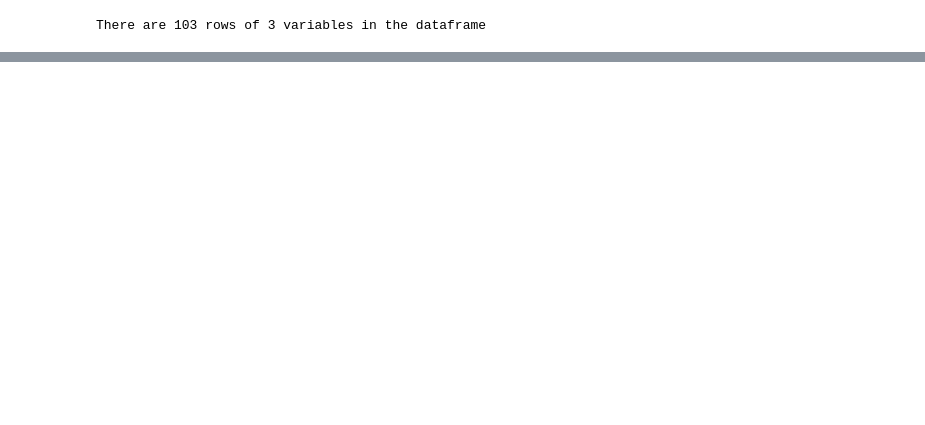
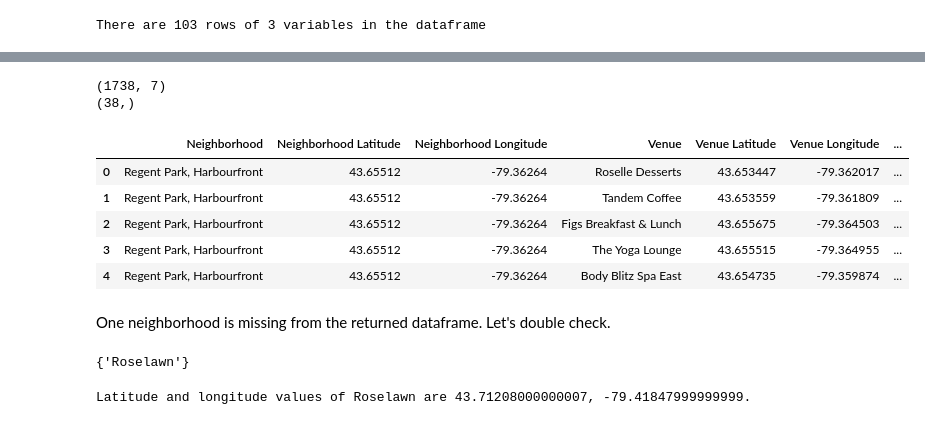
Before and after one commit to FoggyBrain/Coursera_Capstone, a Jupyter notebook: Week3assignment.ipynb, the cells around one changed output, grey strips where cells are left out. Drawn from its saved outputs; the diff is of its cells as text; code cells hidden in the pictures; blank space fills up the shorter version.

```diff
--- a/Week3assignment.ipynb
+++ b/Week3assignment.ipynb
@@ -101,0 +328,39 @@ There are 103 rows of 3 variables in the dataframe
+# %%
+def getNearbyVenues(names, latitudes, longitudes, radius = 500):
+    # default radius is 500 meters
+
+    venues = []
+    for name, lat, lng in zip(names, latitudes, longitudes):
+        print(name) # check the neighborhoods processed, maybe comment out later
+
+        # create the request url
+        url = 'https://api.foursquare.com/v2/venues/explore?&client_id={}&client_secret={}&v={}&ll={},{}&radius={}&limit={}'.format(\
+                                                                                                                           CLIENT_ID,
+                                                                                                                           CLIENT_SECRET,
+                                                                                                                           VERSION,
+                                                                                                                           lat,
+                                                                                                                           lng,
+                                                                                                                           radius,
+                                                                                                                           LIMIT)
+
+        # make the request and extract the venues
+        results = requests.get(url).json()['response']['groups'][0]['items']
+
+        # return the relevant information
+        venues.append([(name,
+                       lat,
+                       lng,
+                       v['venue']['name'],
+                       v['venue']['location']['lat'],
+                       v['venue']['location']['lng'],
+                       v['venue']['categories'][0]['name']) for v in results])
+    nearby_venues = pd.DataFrame([item for venue in venues for item in venue])
+    nearby_venues.columns = ['Neighborhood',
+                            'Neighborhood Latitude',
+                            'Neighborhood Longitude',
+                            'Venue',
+                            'Venue Latitude',
+                            'Venue Longitude',
+                            'Venue Category']
+
+    return nearby_venues
@@ -101,0 +369,2 @@ There are 103 rows of 3 variables in the dataframe
+# %%
+toronto_venues = getNearbyVenues(names = toronto_df['Neighborhood'], latitudes = toronto_df['Latitude'], longitudes = toronto_df['Longitude'])
@@ -101,0 +389,29 @@ There are 103 rows of 3 variables in the dataframe
+# %%
+print(toronto_venues.shape)
+print(toronto_venues.Neighborhood.unique().shape)
+toronto_venues.head()
+# %% [output]
+(1738, 7)
+(38,)
+|  | Neighborhood | Neighborhood Latitude | Neighborhood Longitude | Venue | Venue Latitude | Venue Longitude | ... |
+| 0 | Regent Park, Harbourfront | 43.65512 | -79.36264 | Roselle Desserts | 43.653447 | -79.362017 | ... |
+| 1 | Regent Park, Harbourfront | 43.65512 | -79.36264 | Tandem Coffee | 43.653559 | -79.361809 | ... |
+| 2 | Regent Park, Harbourfront | 43.65512 | -79.36264 | Figs Breakfast & Lunch | 43.655675 | -79.364503 | ... |
+| 3 | Regent Park, Harbourfront | 43.65512 | -79.36264 | The Yoga Lounge | 43.655515 | -79.364955 | ... |
+| 4 | Regent Park, Harbourfront | 43.65512 | -79.36264 | Body Blitz Spa East | 43.654735 | -79.359874 | ... |
+# %% [markdown]
+One neighborhood is missing from the returned dataframe. Let's double check.
+# %%
+set(toronto_df['Neighborhood'].tolist())-set(toronto_venues.Neighborhood.unique().tolist())
+# %% [output]
+{'Roselawn'}
+# %%
+roselawn_latlng = toronto_df.loc[toronto_df['Neighborhood'] == 'Roselawn', ['Latitude','Longitude']].reset_index(drop = True)
+roselawn_lat = roselawn_latlng.loc[0,'Latitude']# latitude
+roselawn_lng = roselawn_latlng.loc[0,'Longitude'] # longitude
+
+print('Latitude and longitude values of {} are {}, {}.'.format('Roselawn',
+                                                               roselawn_lat,
+                                                               roselawn_lng))
+# %% [output]
+Latitude and longitude values of Roselawn are 43.71208000000007, -79.41847999999999.
```
Also changed, not shown: parts of 64 cells of this notebook, 1 other file.
